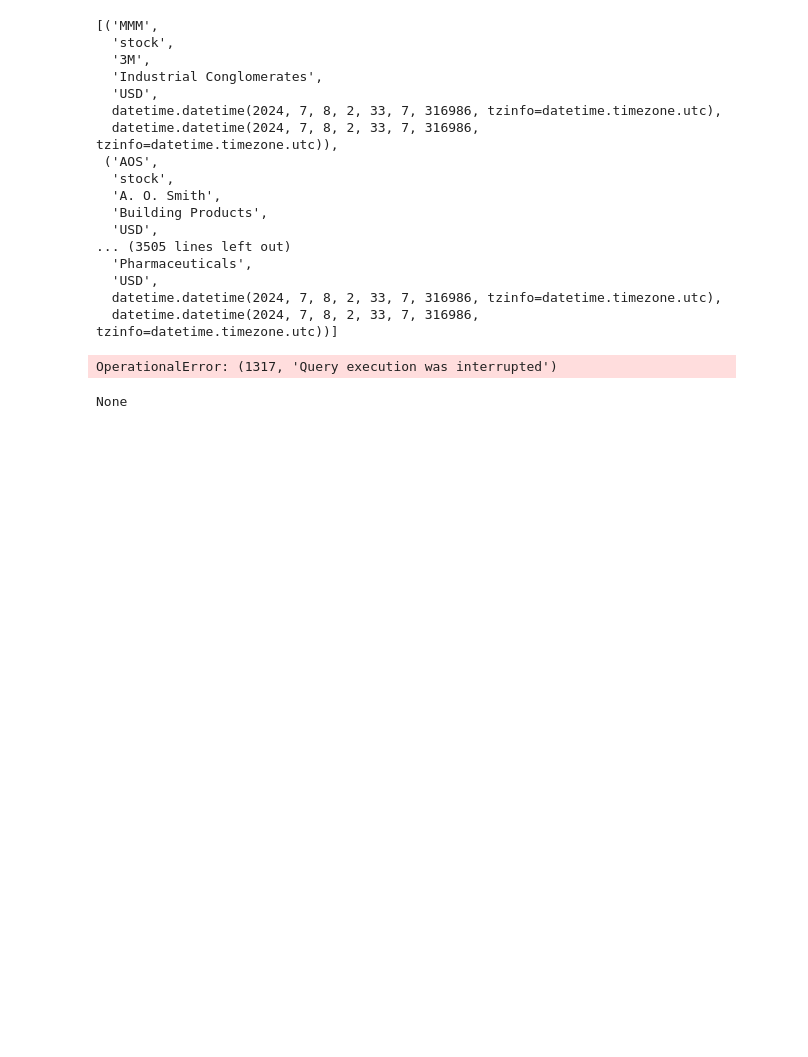
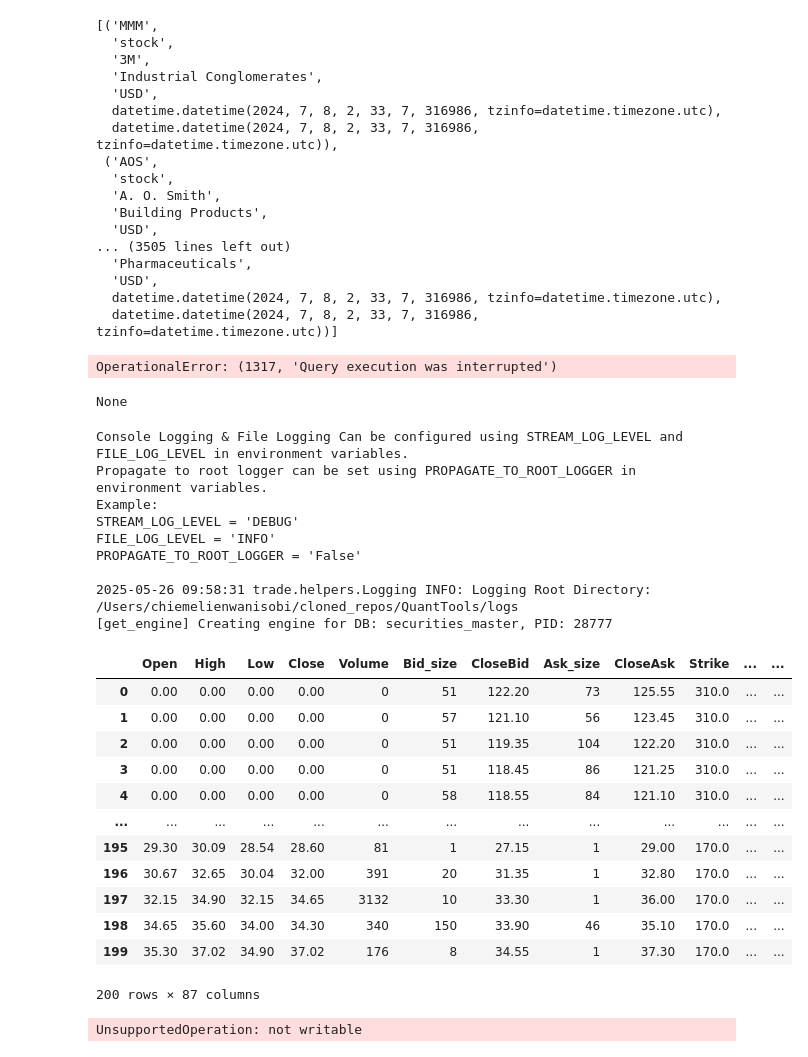
Before and after one commit to Zino-ctrlZ/FinanceDatabase, a Jupyter notebook: insert_symbols.ipynb, the cells around one changed output. Saved outputs shown, nothing was run; the diff lists cells and outputs as text; code cells hidden in the pictures; blank space fills up the shorter version.

```diff
--- a/insert_symbols.ipynb
+++ b/insert_symbols.ipynb
@@ -126,3 +126,41 @@ OperationalError: (1317, 'Query execution was interrupted')
 print(os.getenv('SQL_PASSWORD'))
 # %% [output]
 None
+# %%
+%load_ext autoreload
+%autoreload 2
+from dbase.database.SQLHelpers import DatabaseAdapter
+db = DatabaseAdapter()
+db.query_database(
+    'securities_master', 'temp_options_eod_new',
+    'SELECT * FROM temp_options_eod_new WHERE underlier = "AAPL" LIMIT 200'
+
+)
+# %% [output]
+Console Logging & File Logging Can be configured using STREAM_LOG_LEVEL and FILE_LOG_LEVEL in environment variables.
+Propagate to root logger can be set using PROPAGATE_TO_ROOT_LOGGER in environment variables.
+Example:
+STREAM_LOG_LEVEL = 'DEBUG'
+FILE_LOG_LEVEL = 'INFO'
+PROPAGATE_TO_ROOT_LOGGER = 'False'
+
+2025-05-26 09:58:31 trade.helpers.Logging INFO: Logging Root Directory: /Users/chiemelienwanisobi/cloned_repos/QuantTools/logs
+[get_engine] Creating engine for DB: securities_master, PID: 28777
+|  | Open | High | Low | Close | Volume | Bid_size | CloseBid | Ask_size | CloseAsk | Strike | ... | ... |
+| 0 | 0.00 | 0.00 | 0.00 | 0.00 | 0 | 51 | 122.20 | 73 | 125.55 | 310.0 | ... | ... |
+| 1 | 0.00 | 0.00 | 0.00 | 0.00 | 0 | 57 | 121.10 | 56 | 123.45 | 310.0 | ... | ... |
+| 2 | 0.00 | 0.00 | 0.00 | 0.00 | 0 | 51 | 119.35 | 104 | 122.20 | 310.0 | ... | ... |
+| 3 | 0.00 | 0.00 | 0.00 | 0.00 | 0 | 51 | 118.45 | 86 | 121.25 | 310.0 | ... | ... |
+| 4 | 0.00 | 0.00 | 0.00 | 0.00 | 0 | 58 | 118.55 | 84 | 121.10 | 310.0 | ... | ... |
+| ... | ... | ... | ... | ... | ... | ... | ... | ... | ... | ... | ... | ... |
+| 195 | 29.30 | 30.09 | 28.54 | 28.60 | 81 | 1 | 27.15 | 1 | 29.00 | 170.0 | ... | ... |
+| 196 | 30.67 | 32.65 | 30.04 | 32.00 | 391 | 20 | 31.35 | 1 | 32.80 | 170.0 | ... | ... |
+| 197 | 32.15 | 34.90 | 32.15 | 34.65 | 3132 | 10 | 33.30 | 1 | 36.00 | 170.0 | ... | ... |
+| 198 | 34.65 | 35.60 | 34.00 | 34.30 | 340 | 150 | 33.90 | 46 | 35.10 | 170.0 | ... | ... |
+| 199 | 35.30 | 37.02 | 34.90 | 37.02 | 176 | 8 | 34.55 | 1 | 37.30 | 170.0 | ... | ... |
+200 rows × 87 columns
+# %%
+import signal
+signal.getsignal(signal.SIGTERM)(1,1)
+# %% [output]
+UnsupportedOperation: not writable
```
Also changed, not shown: parts of 1 cell of this notebook, 3 other files.
